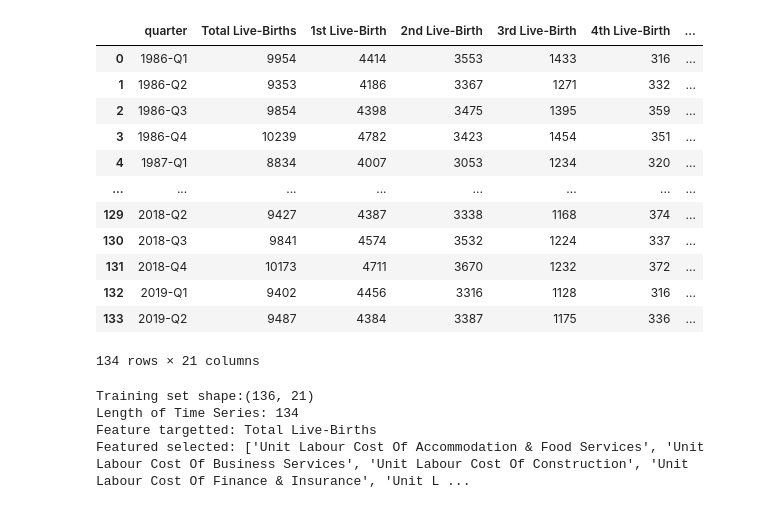
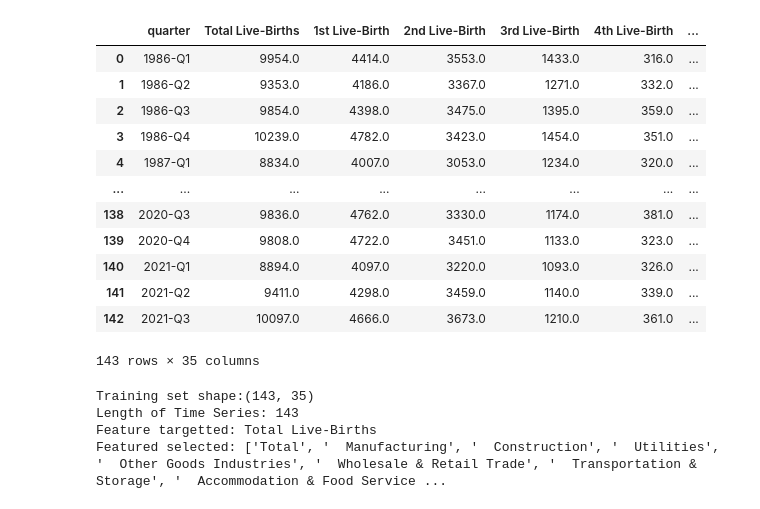
Before and after one commit to KosmonautX/osiris, a Jupyter notebook: intertwine.ipynb, the cells around one changed output. Saved outputs shown, nothing was run; the diff lists cells and outputs as text; code cells hidden in the pictures.

```diff
--- a/intertwine.ipynb
+++ b/intertwine.ipynb
@@ -15,47 +55,36 @@ ts['time'] = pd.PeriodIndex(ts['quarter'], freq='Q').to_timestamp()
 # %%
 ## LABOUR COST ACROSS INDUSTRIES ( FACTOR PAYMENTS)
-
-## labour cost per industry data
-lc_across_industry = pd.read_csv("./unit-labour-cost-index-base-year-2015-100-quarterly/unit-labour-cost-index-base-year-2015-100-by-industry-quarterly.csv")
-sector = lc_across_industry.columns[3]
-## across industries data
-lc_overall = pd.read_csv("./unit-labour-cost-index-base-year-2015-100-quarterly-sa/unit-labour-cost-index-base-year-2015-100-quarterly-sa.csv")
-combined_lc = pd.concat([lc_across_industry, lc_overall])
-combined_lc[sector].fillna(combined_lc[combined_lc.columns[1]], inplace=True)
-### COMBINED industries
-df_lc = combined_lc.pivot_table(index="quarter", values= "value", columns = sector)
-df_lc.reset_index(level=0, inplace=True)
-combined_lc.pivot(index="quarter", columns=sector, values="value")
-
-test_lc =pd.merge(ts, df_lc, on='quarter', how='inner')
-raw_lc = test_lc.dropna().reset_index(drop=True)
-raw_lc = raw_lc[::-1].reset_index(drop = True)
-raw_lc
+ulc = pd.read_csv("unit_labour_cost_index.csv", header='infer', skiprows=10, skipfooter=18,engine='python').T
+quartered_lc = quarterify(ulc)
+emp_comp = pd.read_csv("employee_compen_industry.csv", header='infer', skiprows=10, thousands=",", skipfooter=18,engine='python').T
+raw_lc = birthmergify(quartered_lc, quarterify(emp_comp))
+raw_income = birthmergify(raw_lc,ts)
+raw_income
 # %% [output]
 |  | quarter | Total Live-Births | 1st Live-Birth | 2nd Live-Birth | 3rd Live-Birth | 4th Live-Birth | ... |
-| 0 | 1986-Q1 | 9954 | 4414 | 3553 | 1433 | 316 | ... |
-| 1 | 1986-Q2 | 9353 | 4186 | 3367 | 1271 | 332 | ... |
-| 2 | 1986-Q3 | 9854 | 4398 | 3475 | 1395 | 359 | ... |
-| 3 | 1986-Q4 | 10239 | 4782 | 3423 | 1454 | 351 | ... |
-| 4 | 1987-Q1 | 8834 | 4007 | 3053 | 1234 | 320 | ... |
+| 0 | 1986-Q1 | 9954.0 | 4414.0 | 3553.0 | 1433.0 | 316.0 | ... |
+| 1 | 1986-Q2 | 9353.0 | 4186.0 | 3367.0 | 1271.0 | 332.0 | ... |
+| 2 | 1986-Q3 | 9854.0 | 4398.0 | 3475.0 | 1395.0 | 359.0 | ... |
+| 3 | 1986-Q4 | 10239.0 | 4782.0 | 3423.0 | 1454.0 | 351.0 | ... |
+| 4 | 1987-Q1 | 8834.0 | 4007.0 | 3053.0 | 1234.0 | 320.0 | ... |
 | ... | ... | ... | ... | ... | ... | ... | ... |
-| 129 | 2018-Q2 | 9427 | 4387 | 3338 | 1168 | 374 | ... |
-| 130 | 2018-Q3 | 9841 | 4574 | 3532 | 1224 | 337 | ... |
-| 131 | 2018-Q4 | 10173 | 4711 | 3670 | 1232 | 372 | ... |
-| 132 | 2019-Q1 | 9402 | 4456 | 3316 | 1128 | 316 | ... |
-| 133 | 2019-Q2 | 9487 | 4384 | 3387 | 1175 | 336 | ... |
+| 138 | 2020-Q3 | 9836.0 | 4762.0 | 3330.0 | 1174.0 | 381.0 | ... |
+| 139 | 2020-Q4 | 9808.0 | 4722.0 | 3451.0 | 1133.0 | 323.0 | ... |
+| 140 | 2021-Q1 | 8894.0 | 4097.0 | 3220.0 | 1093.0 | 326.0 | ... |
+| 141 | 2021-Q2 | 9411.0 | 4298.0 | 3459.0 | 1140.0 | 339.0 | ... |
+| 142 | 2021-Q3 | 10097.0 | 4666.0 | 3673.0 | 1210.0 | 361.0 | ... |
-134 rows × 21 columns
+143 rows × 35 columns
 # %%
-target = list(raw_lc)[1]
-cols = list(raw_lc)[9:20]
-timelist = list(raw_lc['time'])
-print('Training set shape:{}'.format(test_lc.shape))
+target = list(raw_income)[1]
+cols = list(raw_income)[9:35]
+timelist = list(raw_income['time'])
+print('Training set shape:{}'.format(raw_income.shape))
 print('Length of Time Series: {}'.format(len(timelist)))
 print('Feature targetted: {}'.format(target))
 print('Featured selected: {}'.format(cols))
 # %% [output]
-Training set shape:(136, 21)
-Length of Time Series: 134
+Training set shape:(143, 35)
+Length of Time Series: 143
 Feature targetted: Total Live-Births
-Featured selected: ['Unit Labour Cost Of Accommodation & Food Services', 'Unit Labour Cost Of Business Services', 'Unit Labour Cost Of Construction', 'Unit Labour Cost Of Finance & Insurance', 'Unit L ...
+Featured selected: ['Total', '  Manufacturing', '  Construction', '  Utilities', '  Other Goods Industries', '  Wholesale & Retail Trade', '  Transportation & Storage', '  Accommodation & Food Service ...
 # %%
```
Also changed, not shown: parts of 12 cells of this notebook, 12 other files.
